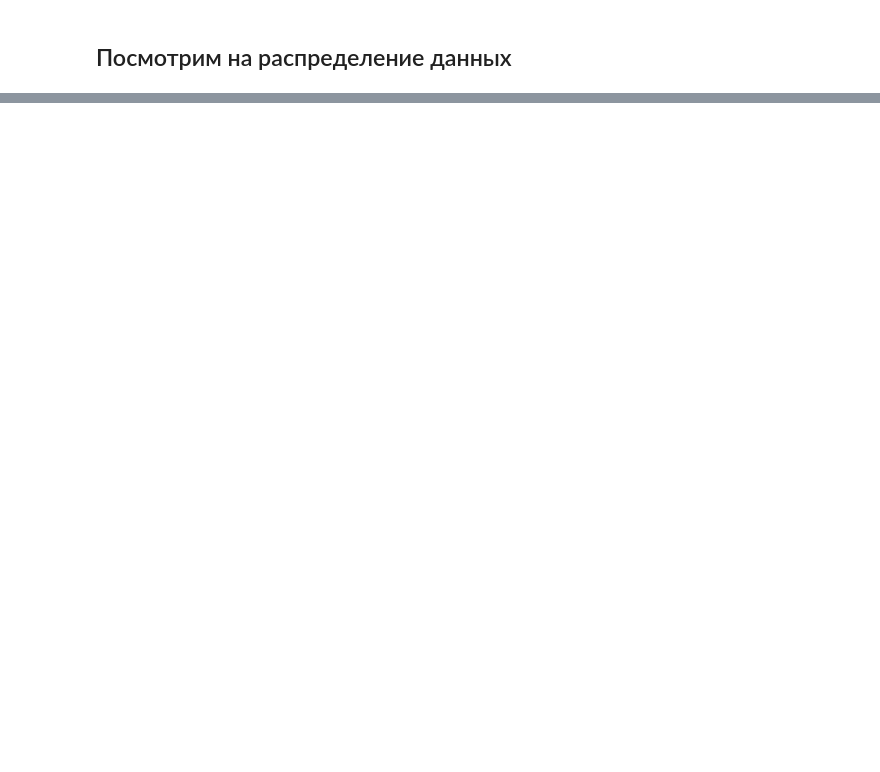
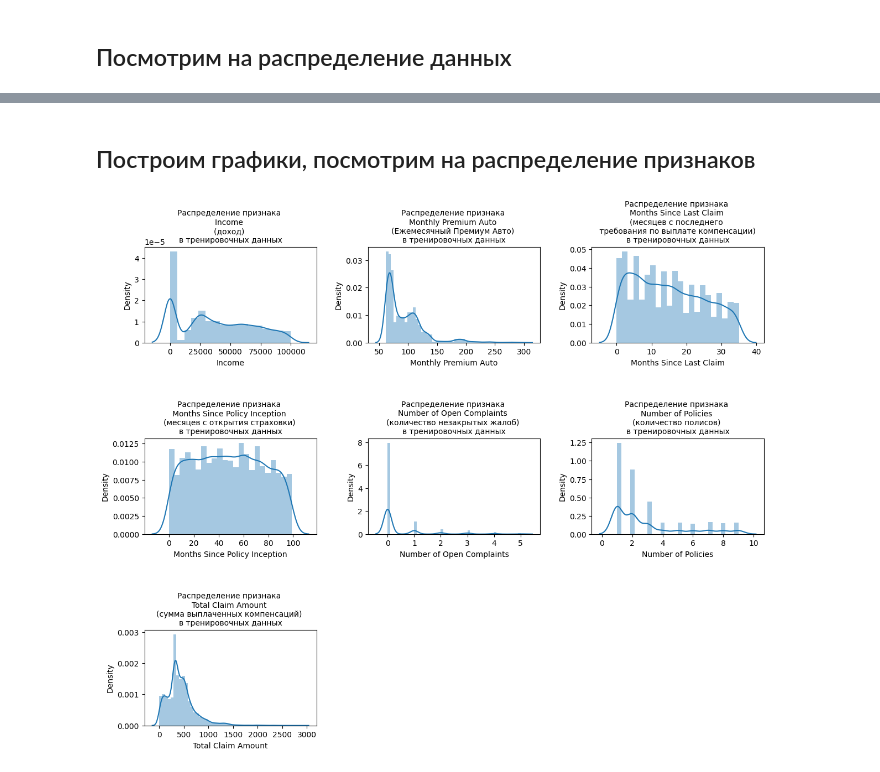
Before and after one commit to uc20100/Introduction-to-Data-Science, a Jupyter notebook: seminar_5/seminar_5.ipynb, the cells around one changed output, grey strips where cells are left out. Saved outputs shown, nothing was run; the diff lists cells and outputs as text; code cells hidden in the pictures; blank space fills up the shorter version.

```diff
--- a/seminar_5/seminar_5.ipynb
+++ b/seminar_5/seminar_5.ipynb
@@ -150,0 +162,5 @@ df.describe()
+# %%
+# Тренировочная выборка
+X = train_data.drop('Customer Lifetime Value', axis = 1)
+# Целевая переменная
+y = train_data['Customer Lifetime Value']
@@ -150,0 +205,2 @@ df.describe()
+# %% [markdown]
+## Построим графики, посмотрим на распределение признаков
@@ -150,0 +235,20 @@ df.describe()
+# %%
+plt.figure(figsize=[14, 5])
+# отрисовка графиков https://teletype.in/@pythontalk/matplotlib_subplot_tutorial
+
+
+
+plt.subplots_adjust(left=0.13,
+                    right=0.93,
+                    top=2.0,
+                    bottom= 0.27,
+                    wspace= 0.3,
+                    hspace=1)
+
+for i, col in enumerate(num_cols):
+    plt.subplot(3, 3, i+1)
+    plt.title(f'Распределение признака \n{col} \n({translate_col[col]}) \nв тренировочных данных', fontsize=10)
+    sns.distplot(train_data[col])
+# plt.tight_layout()
+# %% [output]
+[figure, added]
```
Also changed, not shown: parts of 17 cells of this notebook.
